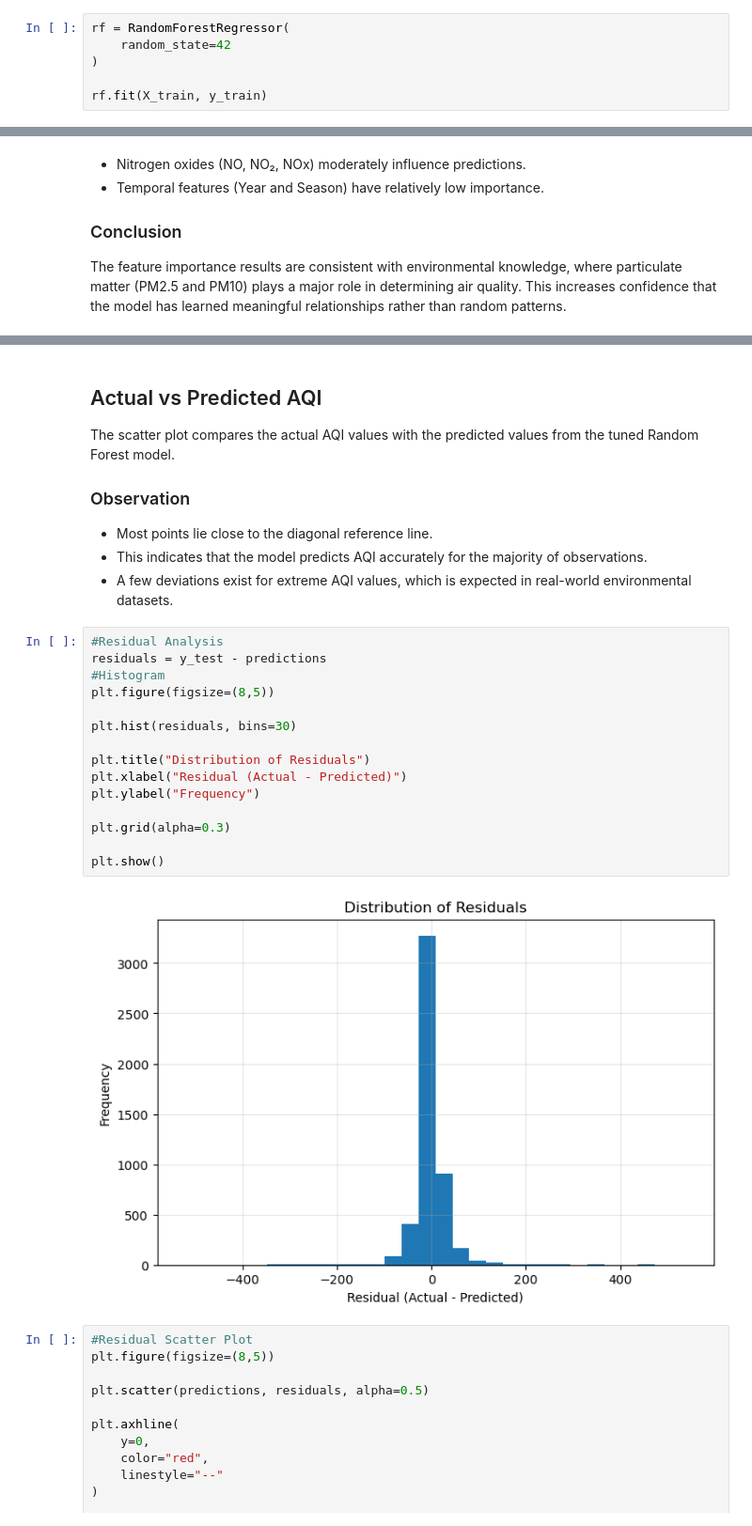
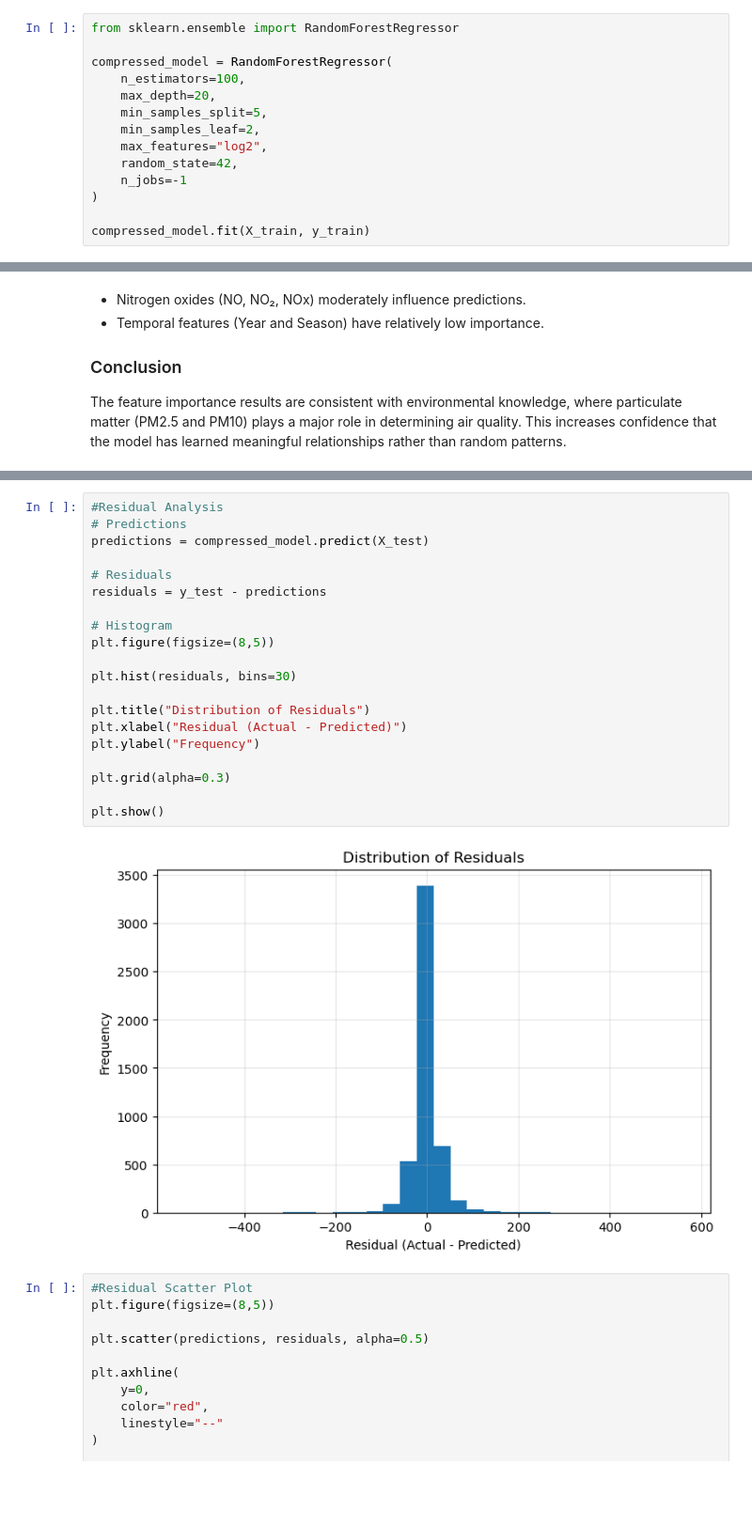
Before and after one commit to shailajadurgam60-ai/AirCare-AI, a Jupyter notebook: notebooks/06_model_optimization&interpretation.ipynb, the cells around one changed output, grey strips where cells are left out. Shown at 94% size. Saved outputs shown, nothing was run; the diff lists cells and outputs as text; blank space fills up the shorter version.

Commit message:
Optimize model for deployment and track trained model

```diff
--- a/notebooks/06_model_optimization&interpretation.ipynb
+++ b/notebooks/06_model_optimization&interpretation.ipynb
@@ -19,9 +19,17 @@ X_test = pd.read_csv("../data/processed/X_test.csv")
 y_train = pd.read_csv("../data/processed/y_train.csv").squeeze()
 y_test = pd.read_csv("../data/processed/y_test.csv").squeeze()
 # %%
-rf = RandomForestRegressor(
-    random_state=42
+from sklearn.ensemble import RandomForestRegressor
+
+compressed_model = RandomForestRegressor(
+    n_estimators=100,
+    max_depth=20,
+    min_samples_split=5,
+    min_samples_leaf=2,
+    max_features="log2",
+    random_state=42,
+    n_jobs=-1
 )
 
-rf.fit(X_train, y_train)
+compressed_model.fit(X_train, y_train)
 # %% [output]
@@ -187,30 +107,25 @@ plt.show()
-# %% [markdown]
-## Actual vs Predicted AQI
-
-The scatter plot compares the actual AQI values with the predicted values from the tuned Random Forest model.
-
-### Observation
-
-- Most points lie close to the diagonal reference line.
-- This indicates that the model predicts AQI accurately for the majority of observations.
-- A few deviations exist for extreme AQI values, which is expected in real-world environmental datasets.
 # %%
 #Residual Analysis
+# Predictions
+predictions = compressed_model.predict(X_test)
+
+# Residuals
 residuals = y_test - predictions
-#Histogram
+
+# Histogram
 plt.figure(figsize=(8,5))
 
 plt.hist(residuals, bins=30)
 
 plt.title("Distribution of Residuals")
 plt.xlabel("Residual (Actual - Predicted)")
 plt.ylabel("Frequency")
 
 plt.grid(alpha=0.3)
 
 plt.show()
 # %% [output]
-[figure, old version]
+[figure, new version]
 # %%
 #Residual Scatter Plot
 plt.figure(figsize=(8,5))
```
Also changed, not shown: parts of 13 cells of this notebook, 1 other file.
